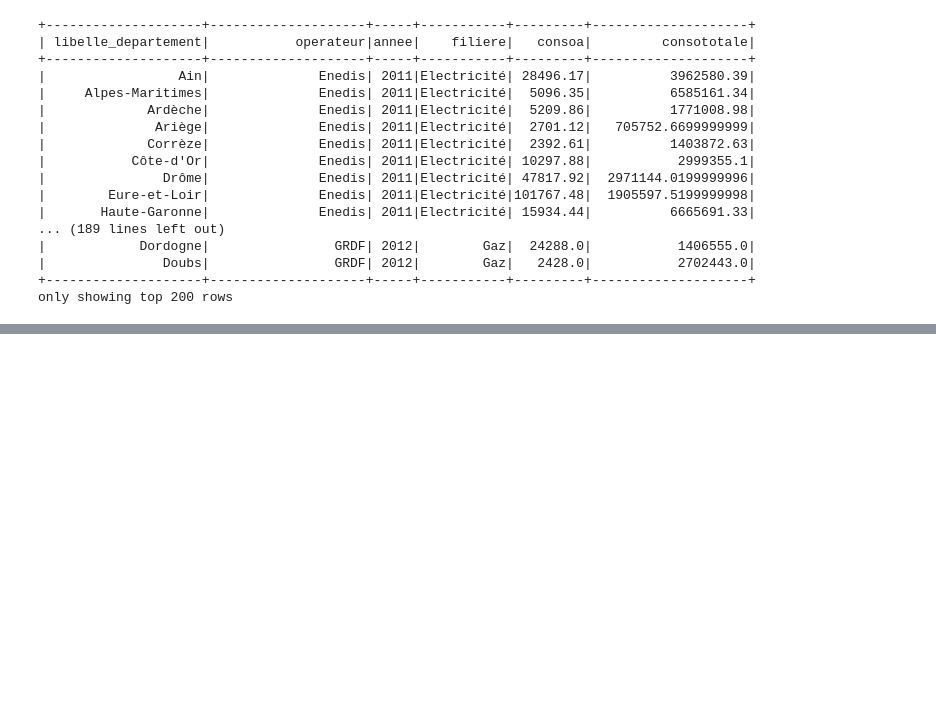
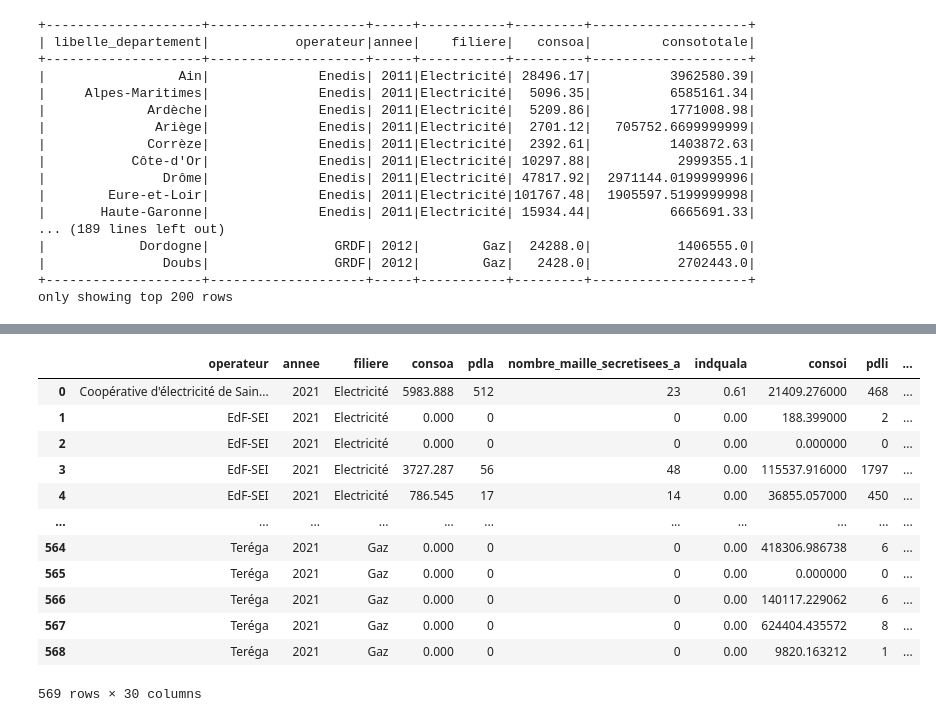
Before and after one commit to svngoku/Pyspark-pour-les-datas-engineers, a Jupyter notebook: intro_to_pyspark.ipynb, the cells around one changed output, grey strips where cells are left out. Cells and saved outputs as stored; diff of their text form; code cells hidden in the pictures; blank space fills up the shorter version.

```diff
--- a/intro_to_pyspark.ipynb
+++ b/intro_to_pyspark.ipynb
@@ -162,0 +192,20 @@ only showing top 200 rows
+# %%
+conso_2021 = conso_elec_gaz_annuelle.filter(
+    conso_elec_gaz_annuelle.annee == 2021
+)
+# %%
+conso_2021.toPandas()
+# %% [output]
+|  | operateur | annee | filiere | consoa | pdla | nombre_maille_secretisees_a | indquala | consoi | pdli | ... |
+| 0 | Coopérative d'électricité de Sain... | 2021 | Electricité | 5983.888 | 512 | 23 | 0.61 | 21409.276000 | 468 | ... |
+| 1 | EdF-SEI | 2021 | Electricité | 0.000 | 0 | 0 | 0.00 | 188.399000 | 2 | ... |
+| 2 | EdF-SEI | 2021 | Electricité | 0.000 | 0 | 0 | 0.00 | 0.000000 | 0 | ... |
+| 3 | EdF-SEI | 2021 | Electricité | 3727.287 | 56 | 48 | 0.00 | 115537.916000 | 1797 | ... |
+| 4 | EdF-SEI | 2021 | Electricité | 786.545 | 17 | 14 | 0.00 | 36855.057000 | 450 | ... |
+| ... | ... | ... | ... | ... | ... | ... | ... | ... | ... | ... |
+| 564 | Teréga | 2021 | Gaz | 0.000 | 0 | 0 | 0.00 | 418306.986738 | 6 | ... |
+| 565 | Teréga | 2021 | Gaz | 0.000 | 0 | 0 | 0.00 | 0.000000 | 0 | ... |
+| 566 | Teréga | 2021 | Gaz | 0.000 | 0 | 0 | 0.00 | 140117.229062 | 6 | ... |
+| 567 | Teréga | 2021 | Gaz | 0.000 | 0 | 0 | 0.00 | 624404.435572 | 8 | ... |
+| 568 | Teréga | 2021 | Gaz | 0.000 | 0 | 0 | 0.00 | 9820.163212 | 1 | ... |
+569 rows × 30 columns
```
Also changed, not shown: parts of 2 cells of this notebook.
